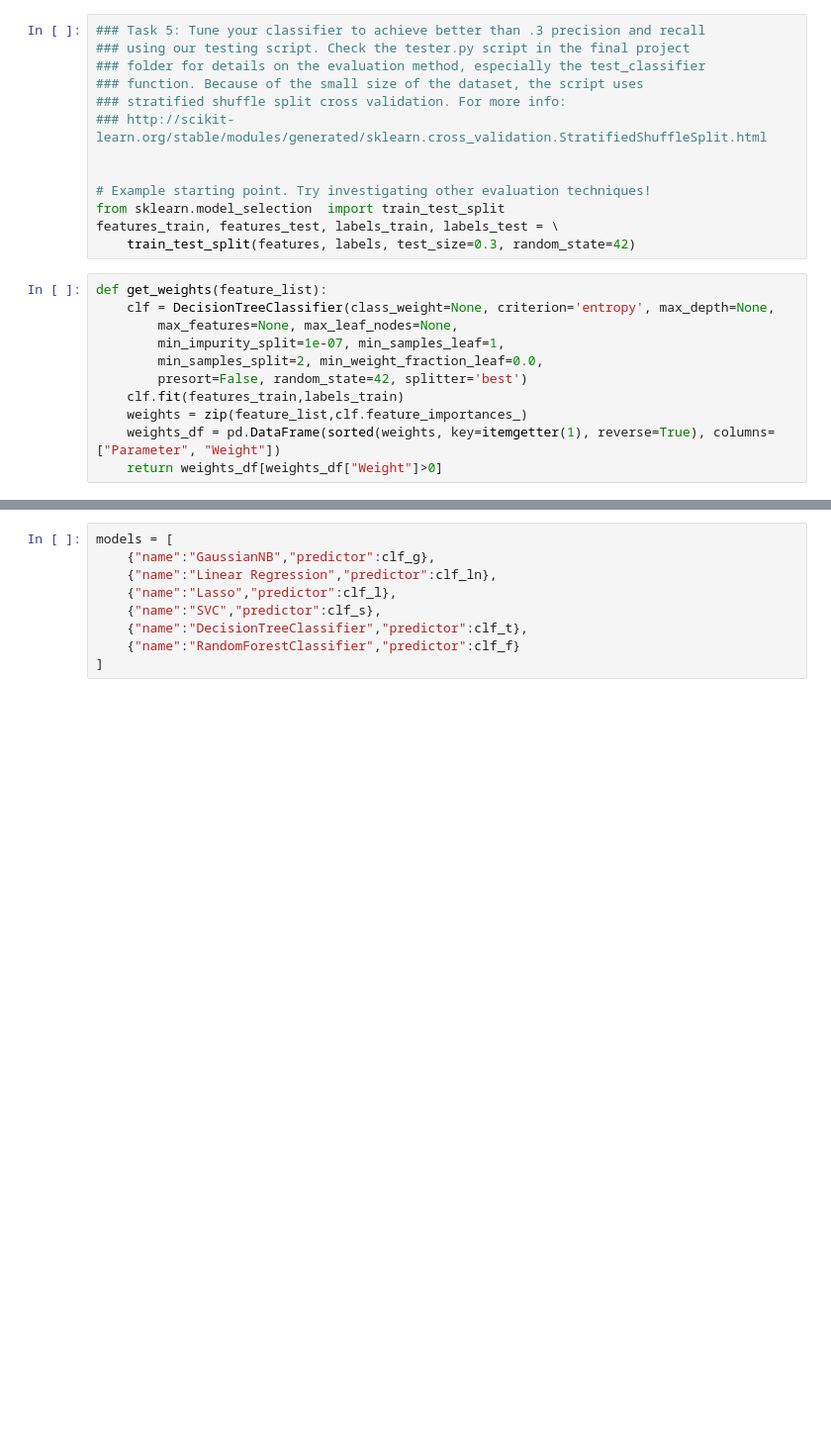
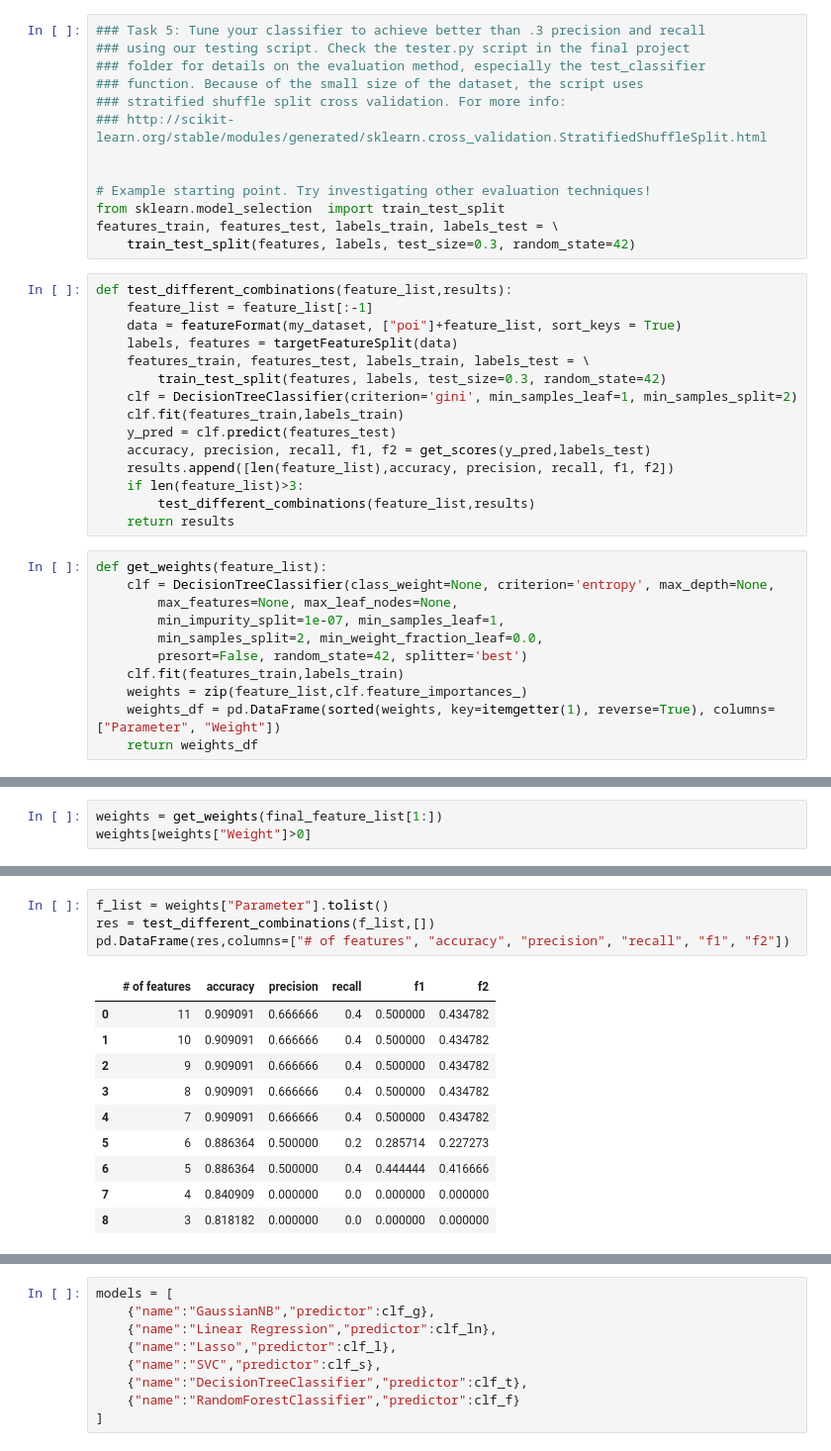
Before and after one commit to ftkurt/data-analyst-project-portfolio, a Jupyter notebook: udacity-data-analyst-nanodegree/project-7/final_project/Project-7-Enron-Data-POI-Identification-Workspace.ipynb, the cells around one changed output, grey strips where cells are left out. Shown at 99% size. Saved outputs shown, nothing was run; the diff lists cells and outputs as text; blank space fills up the shorter version.

```diff
--- a/udacity-data-analyst-nanodegree/project-7/final_project/Project-7-Enron-Data-POI-Identification-Workspace.ipynb
+++ b/udacity-data-analyst-nanodegree/project-7/final_project/Project-7-Enron-Data-POI-Identification-Workspace.ipynb
@@ -364,6 +369,21 @@ clf_f = GridSearchCV(RandomForestClassifier(random_state = 42), opts_f)
 from sklearn.model_selection  import train_test_split
 features_train, features_test, labels_train, labels_test = \
     train_test_split(features, labels, test_size=0.3, random_state=42)
+# %%
+def test_different_combinations(feature_list,results):
+    feature_list = feature_list[:-1]
+    data = featureFormat(my_dataset, ["poi"]+feature_list, sort_keys = True)
+    labels, features = targetFeatureSplit(data)
+    features_train, features_test, labels_train, labels_test = \
+        train_test_split(features, labels, test_size=0.3, random_state=42)
+    clf = DecisionTreeClassifier(criterion='gini', min_samples_leaf=1, min_samples_split=2)
+    clf.fit(features_train,labels_train)
+    y_pred = clf.predict(features_test)
+    accuracy, precision, recall, f1, f2 = get_scores(y_pred,labels_test)
+    results.append([len(feature_list),accuracy, precision, recall, f1, f2])
+    if len(feature_list)>3:
+        test_different_combinations(feature_list,results)
+    return results
 # %%
 def get_weights(feature_list):
     clf = DecisionTreeClassifier(class_weight=None, criterion='entropy', max_depth=None,
@@ -374,4 +394,4 @@ def get_weights(feature_list):
     clf.fit(features_train,labels_train)
     weights = zip(feature_list,clf.feature_importances_)
     weights_df = pd.DataFrame(sorted(weights, key=itemgetter(1), reverse=True), columns=["Parameter", "Weight"])
-    return weights_df[weights_df["Weight"]>0]
+    return weights_df
@@ -387,0 +398,3 @@ get_weights(final_feature_list[1:])
+# %%
+weights = get_weights(final_feature_list[1:])
+weights[weights["Weight"]>0]
@@ -387,0 +410,15 @@ get_weights(final_feature_list[1:])
+# %%
+f_list = weights["Parameter"].tolist()
+res = test_different_combinations(f_list,[])
+pd.DataFrame(res,columns=["# of features", "accuracy", "precision", "recall", "f1", "f2"])
+# %% [output]
+|  | # of features | accuracy | precision | recall | f1 | f2 |
+| 0 | 11 | 0.909091 | 0.666666 | 0.4 | 0.500000 | 0.434782 |
+| 1 | 10 | 0.909091 | 0.666666 | 0.4 | 0.500000 | 0.434782 |
+| 2 | 9 | 0.909091 | 0.666666 | 0.4 | 0.500000 | 0.434782 |
+| 3 | 8 | 0.909091 | 0.666666 | 0.4 | 0.500000 | 0.434782 |
+| 4 | 7 | 0.909091 | 0.666666 | 0.4 | 0.500000 | 0.434782 |
+| 5 | 6 | 0.886364 | 0.500000 | 0.2 | 0.285714 | 0.227273 |
+| 6 | 5 | 0.886364 | 0.500000 | 0.4 | 0.444444 | 0.416666 |
+| 7 | 4 | 0.840909 | 0.000000 | 0.0 | 0.000000 | 0.000000 |
+| 8 | 3 | 0.818182 | 0.000000 | 0.0 | 0.000000 | 0.000000 |
```
Also changed, not shown: parts of 8 cells of this notebook, 6 other files.
